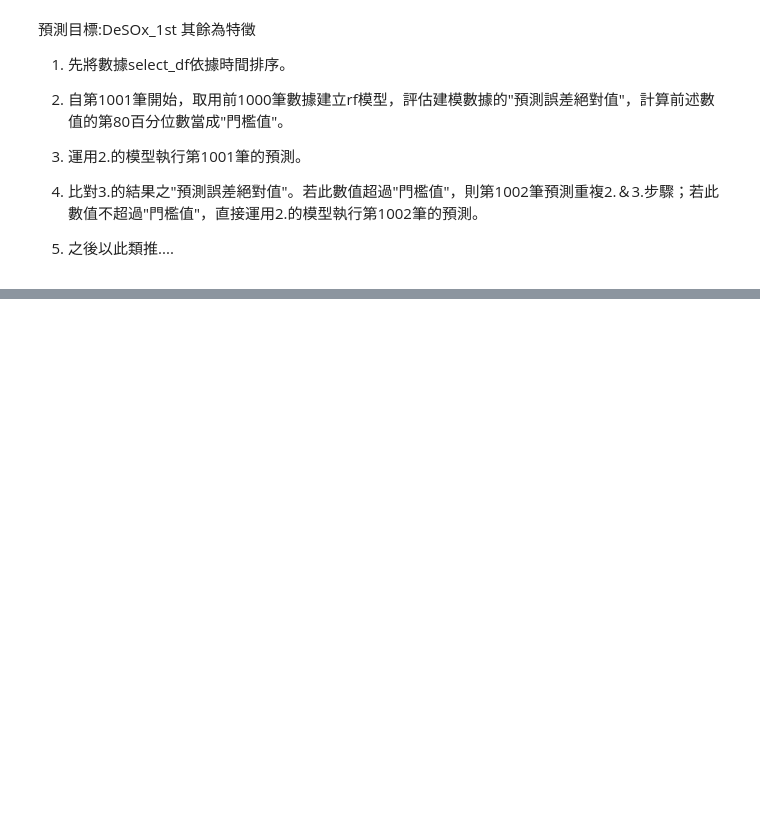
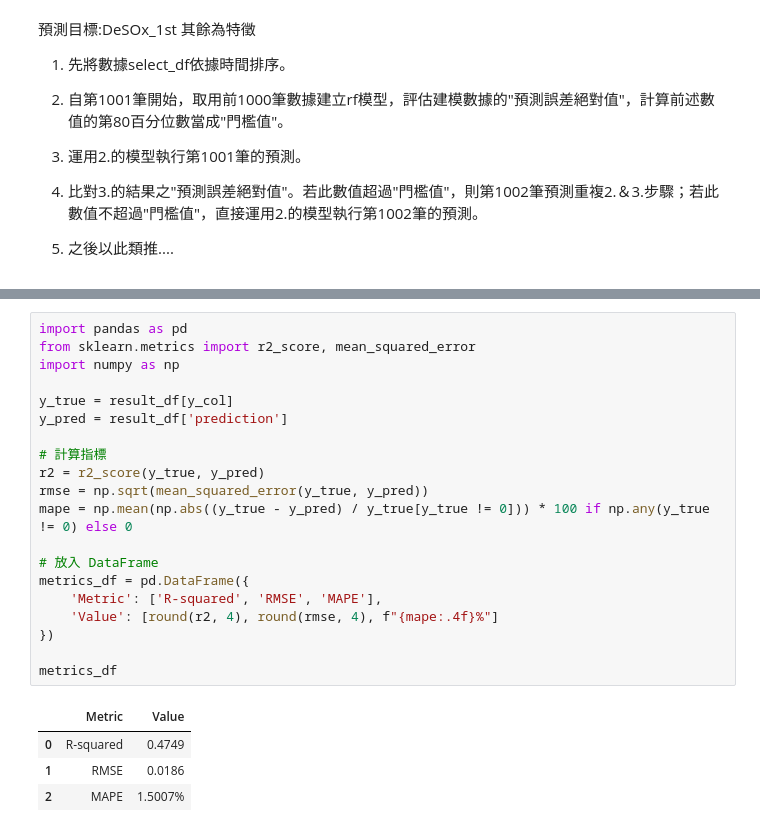
Before and after one commit to skywalker0803r/CFB, a Jupyter notebook: 滾動式預測y2.ipynb, the cells around one changed output, grey strips where cells are left out. Drawn from its saved outputs; the diff is of its cells as text; blank space fills up the shorter version.

```diff
--- a/滾動式預測y2.ipynb
+++ b/滾動式預測y2.ipynb
@@ -314,3 +314,28 @@ fig = px.line(result_df, y='abs_error', title='Absolute Error over Samples')
 fig.show()
 # %% [output]
 [interactive output not drawn]
+# %%
+import pandas as pd
+from sklearn.metrics import r2_score, mean_squared_error
+import numpy as np
+
+y_true = result_df[y_col]
+y_pred = result_df['prediction']
+
+# 計算指標
+r2 = r2_score(y_true, y_pred)
+rmse = np.sqrt(mean_squared_error(y_true, y_pred))
+mape = np.mean(np.abs((y_true - y_pred) / y_true[y_true != 0])) * 100 if np.any(y_true != 0) else 0
+
+# 放入 DataFrame
+metrics_df = pd.DataFrame({
+    'Metric': ['R-squared', 'RMSE', 'MAPE'],
+    'Value': [round(r2, 4), round(rmse, 4), f"{mape:.4f}%"]
+})
+
+metrics_df
+# %% [output]
+|  | Metric | Value |
+| 0 | R-squared | 0.4749 |
+| 1 | RMSE | 0.0186 |
+| 2 | MAPE | 1.5007% |
```
Also changed, not shown: parts of 6 cells of this notebook.
